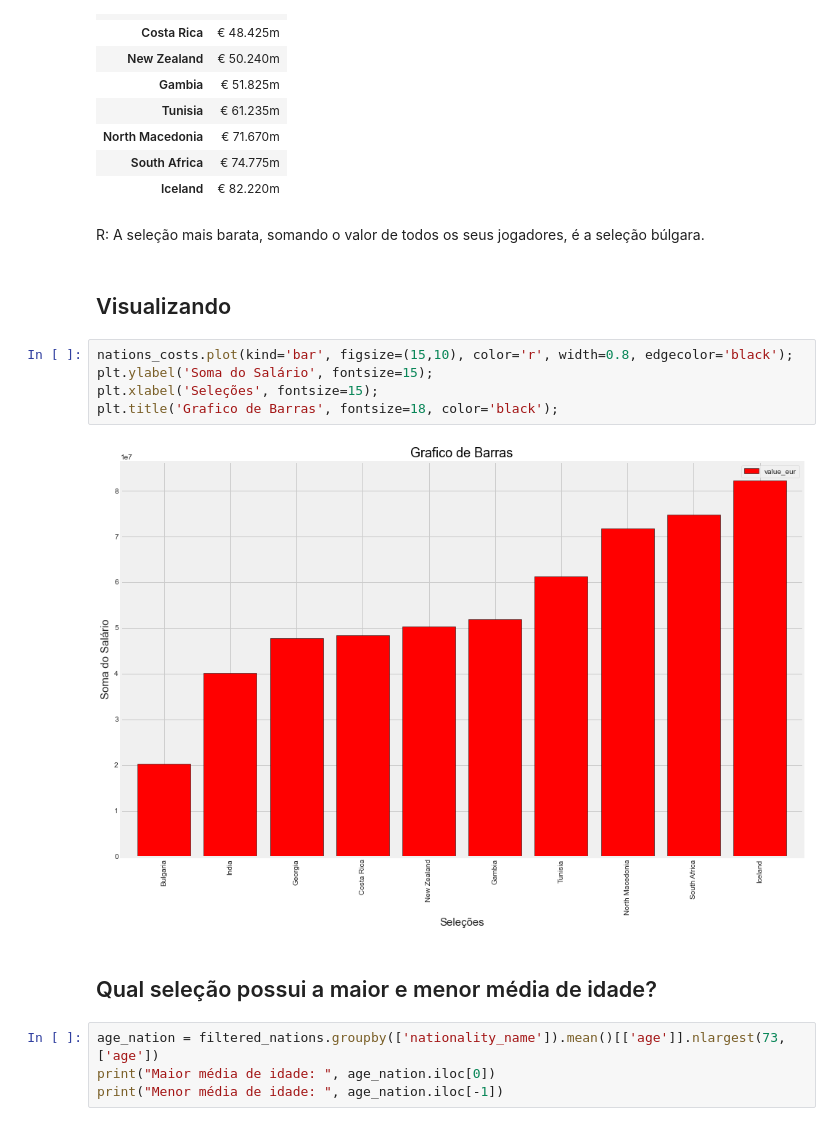
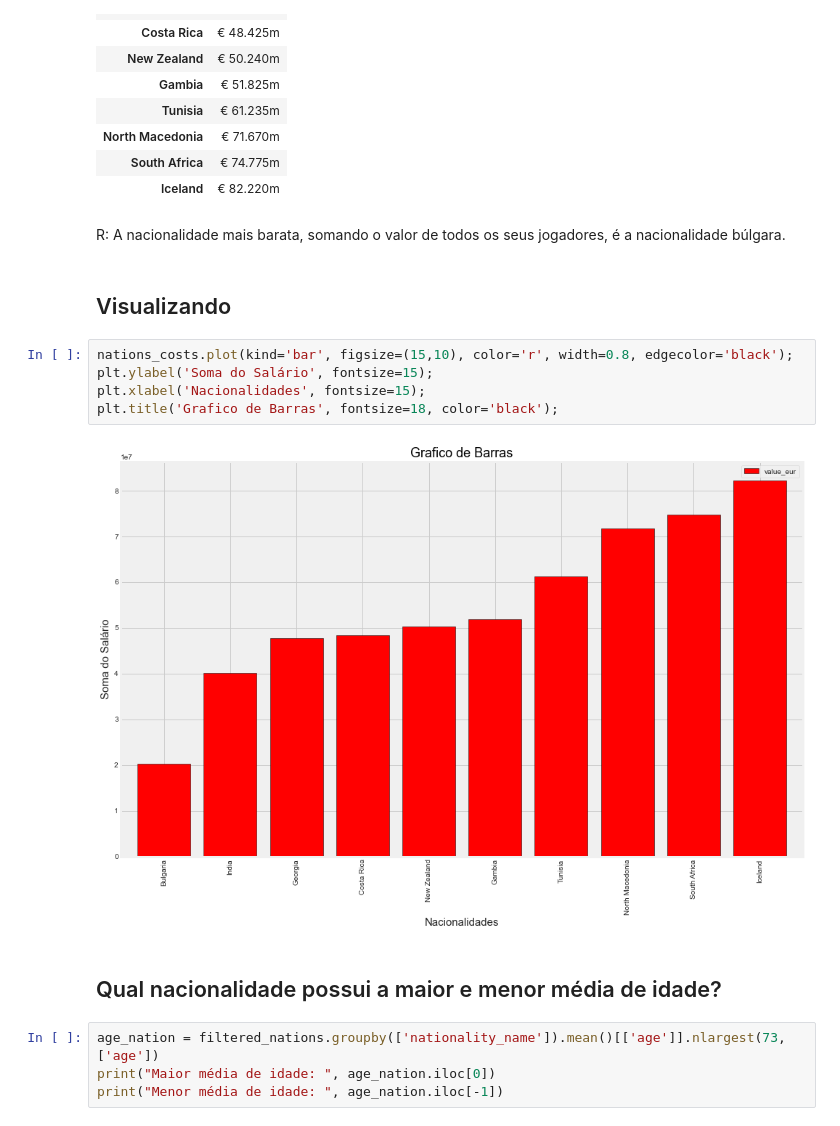
Before and after one commit to jgabrielmelo/FIFA22_EDA, a Jupyter notebook: fifa-22-jg-analysis.ipynb, the cells around one changed output. Cells and saved outputs as stored; diff of their text form.

```diff
--- a/fifa-22-jg-analysis.ipynb
+++ b/fifa-22-jg-analysis.ipynb
@@ -189,18 +189,18 @@ nations_costs.applymap(lambda x: '€ {0:.3f}m'.format(x/1e6))
 | South Africa | € 74.775m |
 | Iceland | € 82.220m |
 # %% [markdown]
-R: A seleção mais barata, somando o valor de todos os seus jogadores, é a seleção búlgara.
+R: A nacionalidade mais barata, somando o valor de todos os seus jogadores, é a nacionalidade búlgara.
 # %% [markdown]
 ## Visualizando
 # %%
 nations_costs.plot(kind='bar', figsize=(15,10), color='r', width=0.8, edgecolor='black');
 plt.ylabel('Soma do Salário', fontsize=15);
-plt.xlabel('Seleções', fontsize=15);
+plt.xlabel('Nacionalidades', fontsize=15);
 plt.title('Grafico de Barras', fontsize=18, color='black');
 # %% [output]
-[figure, old version]
+[figure, new version]
 # %% [markdown]
-## Qual seleção possui a maior e menor média de idade?
+## Qual nacionalidade possui a maior e menor média de idade?
 # %%
 age_nation = filtered_nations.groupby(['nationality_name']).mean()[['age']].nlargest(73,['age'])
 print("Maior média de idade: ", age_nation.iloc[0])
```
Also changed, not shown: parts of 8 cells of this notebook.
